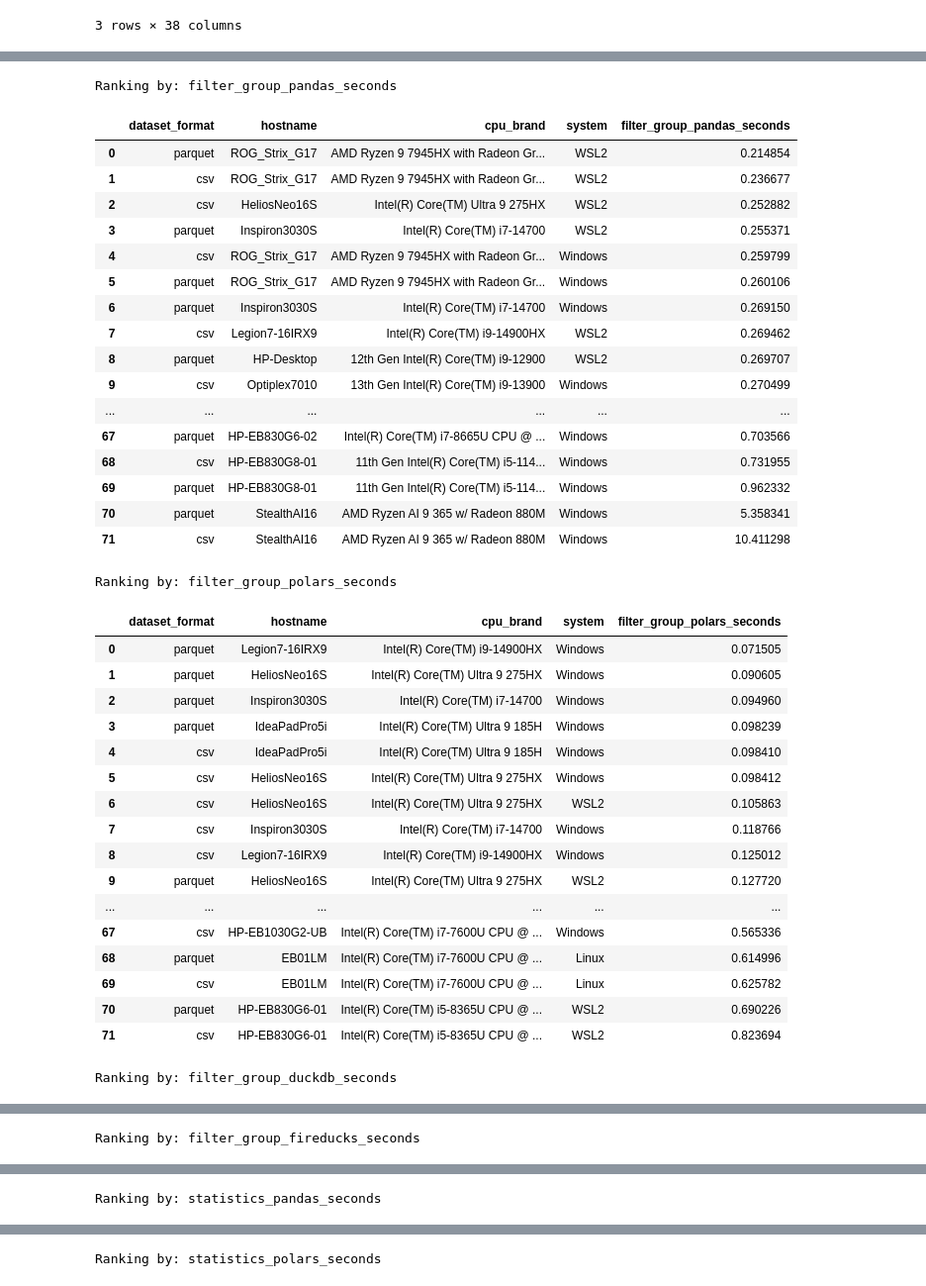
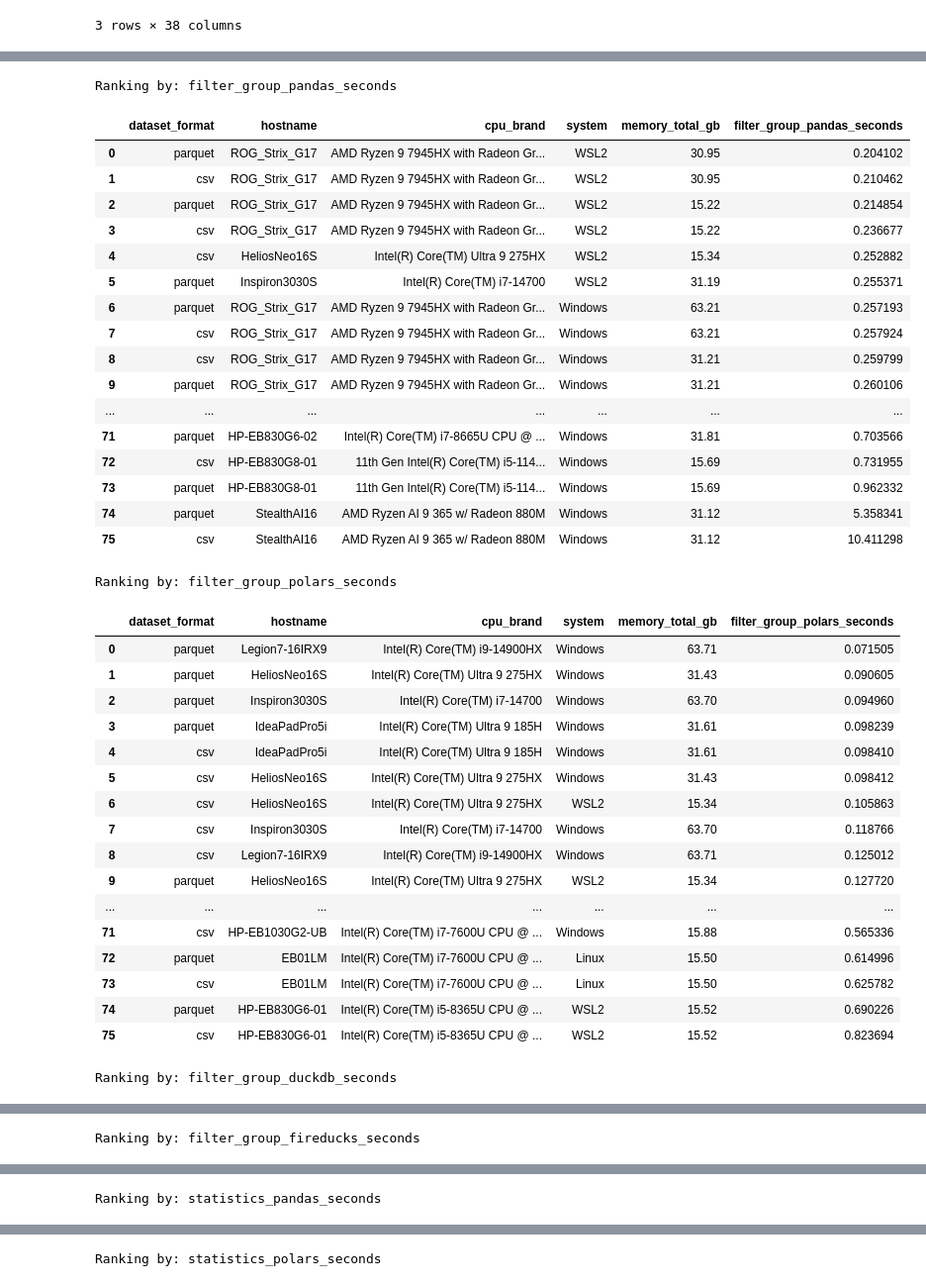
Before and after one commit to lcabrp/data_proc_benchmark, a Jupyter notebook: analysis/01_analysis.ipynb, the cells around one changed output, grey strips where cells are left out. Shown at 99% size. Cells and saved outputs as stored; diff of their text form; code cells hidden in the pictures.

```diff
--- a/analysis/01_analysis.ipynb
+++ b/analysis/01_analysis.ipynb
@@ -106,48 +106,48 @@ def get_df_by_test(df: pd.DataFrame, cols_to_group: list, metric: str) -> pd.Dat
     grouped = df_filtered.groupby(cols_to_group)
     return grouped.min().reset_index().sort_values(by=metric)
 # %%
-cols_to_group = [ "dataset_format","hostname", "cpu_brand", "system"]
+cols_to_group = [ "dataset_format","hostname", "cpu_brand", "system", "memory_total_gb"]
 with pd.option_context('display.max_rows', None):
     for col_to_rank in time_cols:
         print(f"Ranking by: {col_to_rank}")
         df_by_test = get_df_by_test(b_df, cols_to_group, col_to_rank).reset_index(drop=True)
         display(df_by_test)
         print("\n")
 # %% [output]
 Ranking by: filter_group_pandas_seconds
-|  | dataset_format | hostname | cpu_brand | system | filter_group_pandas_seconds |
-| 0 | parquet | ROG_Strix_G17 | AMD Ryzen 9 7945HX with Radeon Gr... | WSL2 | 0.214854 |
-| 1 | csv | ROG_Strix_G17 | AMD Ryzen 9 7945HX with Radeon Gr... | WSL2 | 0.236677 |
-| 2 | csv | HeliosNeo16S | Intel(R) Core(TM) Ultra 9 275HX | WSL2 | 0.252882 |
-| 3 | parquet | Inspiron3030S | Intel(R) Core(TM) i7-14700 | WSL2 | 0.255371 |
-| 4 | csv | ROG_Strix_G17 | AMD Ryzen 9 7945HX with Radeon Gr... | Windows | 0.259799 |
-| 5 | parquet | ROG_Strix_G17 | AMD Ryzen 9 7945HX with Radeon Gr... | Windows | 0.260106 |
-| 6 | parquet | Inspiron3030S | Intel(R) Core(TM) i7-14700 | Windows | 0.269150 |
-| 7 | csv | Legion7-16IRX9 | Intel(R) Core(TM) i9-14900HX | WSL2 | 0.269462 |
-| 8 | parquet | HP-Desktop | 12th Gen Intel(R) Core(TM) i9-12900 | WSL2 | 0.269707 |
-| 9 | csv | Optiplex7010 | 13th Gen Intel(R) Core(TM) i9-13900 | Windows | 0.270499 |
-| ... | ... | ... | ... | ... | ... |
-| 67 | parquet | HP-EB830G6-02 | Intel(R) Core(TM) i7-8665U CPU @ ... | Windows | 0.703566 |
-| 68 | csv | HP-EB830G8-01 | 11th Gen Intel(R) Core(TM) i5-114... | Windows | 0.731955 |
-| 69 | parquet | HP-EB830G8-01 | 11th Gen Intel(R) Core(TM) i5-114... | Windows | 0.962332 |
-| 70 | parquet | StealthAI16 | AMD Ryzen AI 9 365 w/ Radeon 880M | Windows | 5.358341 |
-| 71 | csv | StealthAI16 | AMD Ryzen AI 9 365 w/ Radeon 880M | Windows | 10.411298 |
+|  | dataset_format | hostname | cpu_brand | system | memory_total_gb | filter_group_pandas_seconds |
+| 0 | parquet | ROG_Strix_G17 | AMD Ryzen 9 7945HX with Radeon Gr... | WSL2 | 30.95 | 0.204102 |
+| 1 | csv | ROG_Strix_G17 | AMD Ryzen 9 7945HX with Radeon Gr... | WSL2 | 30.95 | 0.210462 |
+| 2 | parquet | ROG_Strix_G17 | AMD Ryzen 9 7945HX with Radeon Gr... | WSL2 | 15.22 | 0.214854 |
+| 3 | csv | ROG_Strix_G17 | AMD Ryzen 9 7945HX with Radeon Gr... | WSL2 | 15.22 | 0.236677 |
+| 4 | csv | HeliosNeo16S | Intel(R) Core(TM) Ultra 9 275HX | WSL2 | 15.34 | 0.252882 |
+| 5 | parquet | Inspiron3030S | Intel(R) Core(TM) i7-14700 | WSL2 | 31.19 | 0.255371 |
+| 6 | parquet | ROG_Strix_G17 | AMD Ryzen 9 7945HX with Radeon Gr... | Windows | 63.21 | 0.257193 |
+| 7 | csv | ROG_Strix_G17 | AMD Ryzen 9 7945HX with Radeon Gr... | Windows | 63.21 | 0.257924 |
+| 8 | csv | ROG_Strix_G17 | AMD Ryzen 9 7945HX with Radeon Gr... | Windows | 31.21 | 0.259799 |
+| 9 | parquet | ROG_Strix_G17 | AMD Ryzen 9 7945HX with Radeon Gr... | Windows | 31.21 | 0.260106 |
+| ... | ... | ... | ... | ... | ... | ... |
+| 71 | parquet | HP-EB830G6-02 | Intel(R) Core(TM) i7-8665U CPU @ ... | Windows | 31.81 | 0.703566 |
+| 72 | csv | HP-EB830G8-01 | 11th Gen Intel(R) Core(TM) i5-114... | Windows | 15.69 | 0.731955 |
+| 73 | parquet | HP-EB830G8-01 | 11th Gen Intel(R) Core(TM) i5-114... | Windows | 15.69 | 0.962332 |
+| 74 | parquet | StealthAI16 | AMD Ryzen AI 9 365 w/ Radeon 880M | Windows | 31.12 | 5.358341 |
+| 75 | csv | StealthAI16 | AMD Ryzen AI 9 365 w/ Radeon 880M | Windows | 31.12 | 10.411298 |
 Ranking by: filter_group_polars_seconds
-|  | dataset_format | hostname | cpu_brand | system | filter_group_polars_seconds |
-| 0 | parquet | Legion7-16IRX9 | Intel(R) Core(TM) i9-14900HX | Windows | 0.071505 |
-| 1 | parquet | HeliosNeo16S | Intel(R) Core(TM) Ultra 9 275HX | Windows | 0.090605 |
-| 2 | parquet | Inspiron3030S | Intel(R) Core(TM) i7-14700 | Windows | 0.094960 |
-| 3 | parquet | IdeaPadPro5i | Intel(R) Core(TM) Ultra 9 185H | Windows | 0.098239 |
-| 4 | csv | IdeaPadPro5i | Intel(R) Core(TM) Ultra 9 185H | Windows | 0.098410 |
-| 5 | csv | HeliosNeo16S | Intel(R) Core(TM) Ultra 9 275HX | Windows | 0.098412 |
-| 6 | csv | HeliosNeo16S | Intel(R) Core(TM) Ultra 9 275HX | WSL2 | 0.105863 |
-| 7 | csv | Inspiron3030S | Intel(R) Core(TM) i7-14700 | Windows | 0.118766 |
-| 8 | csv | Legion7-16IRX9 | Intel(R) Core(TM) i9-14900HX | Windows | 0.125012 |
-| 9 | parquet | HeliosNeo16S | Intel(R) Core(TM) Ultra 9 275HX | WSL2 | 0.127720 |
-| ... | ... | ... | ... | ... | ... |
-| 67 | csv | HP-EB1030G2-UB | Intel(R) Core(TM) i7-7600U CPU @ ... | Windows | 0.565336 |
-| 68 | parquet | EB01LM | Intel(R) Core(TM) i7-7600U CPU @ ... | Linux | 0.614996 |
-| 69 | csv | EB01LM | Intel(R) Core(TM) i7-7600U CPU @ ... | Linux | 0.625782 |
-| 70 | parquet | HP-EB830G6-01 | Intel(R) Core(TM) i5-8365U CPU @ ... | WSL2 | 0.690226 |
-| 71 | csv | HP-EB830G6-01 | Intel(R) Core(TM) i5-8365U CPU @ ... | WSL2 | 0.823694 |
+|  | dataset_format | hostname | cpu_brand | system | memory_total_gb | filter_group_polars_seconds |
+| 0 | parquet | Legion7-16IRX9 | Intel(R) Core(TM) i9-14900HX | Windows | 63.71 | 0.071505 |
+| 1 | parquet | HeliosNeo16S | Intel(R) Core(TM) Ultra 9 275HX | Windows | 31.43 | 0.090605 |
+| 2 | parquet | Inspiron3030S | Intel(R) Core(TM) i7-14700 | Windows | 63.70 | 0.094960 |
+| 3 | parquet | IdeaPadPro5i | Intel(R) Core(TM) Ultra 9 185H | Windows | 31.61 | 0.098239 |
+| 4 | csv | IdeaPadPro5i | Intel(R) Core(TM) Ultra 9 185H | Windows | 31.61 | 0.098410 |
+| 5 | csv | HeliosNeo16S | Intel(R) Core(TM) Ultra 9 275HX | Windows | 31.43 | 0.098412 |
+| 6 | csv | HeliosNeo16S | Intel(R) Core(TM) Ultra 9 275HX | WSL2 | 15.34 | 0.105863 |
+| 7 | csv | Inspiron3030S | Intel(R) Core(TM) i7-14700 | Windows | 63.70 | 0.118766 |
+| 8 | csv | Legion7-16IRX9 | Intel(R) Core(TM) i9-14900HX | Windows | 63.71 | 0.125012 |
+| 9 | parquet | HeliosNeo16S | Intel(R) Core(TM) Ultra 9 275HX | WSL2 | 15.34 | 0.127720 |
+| ... | ... | ... | ... | ... | ... | ... |
+| 71 | csv | HP-EB1030G2-UB | Intel(R) Core(TM) i7-7600U CPU @ ... | Windows | 15.88 | 0.565336 |
+| 72 | parquet | EB01LM | Intel(R) Core(TM) i7-7600U CPU @ ... | Linux | 15.50 | 0.614996 |
+| 73 | csv | EB01LM | Intel(R) Core(TM) i7-7600U CPU @ ... | Linux | 15.50 | 0.625782 |
+| 74 | parquet | HP-EB830G6-01 | Intel(R) Core(TM) i5-8365U CPU @ ... | WSL2 | 15.52 | 0.690226 |
+| 75 | csv | HP-EB830G6-01 | Intel(R) Core(TM) i5-8365U CPU @ ... | WSL2 | 15.52 | 0.823694 |
 Ranking by: filter_group_duckdb_seconds
```
Also changed, not shown: parts of 10 cells of this notebook, 1 other file.
